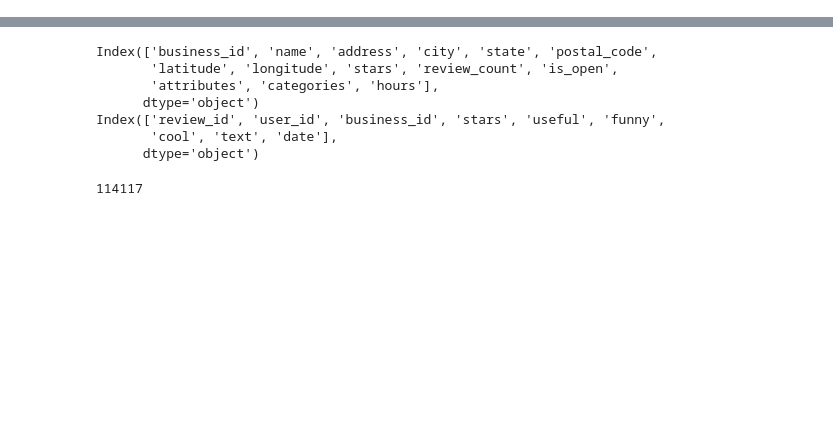
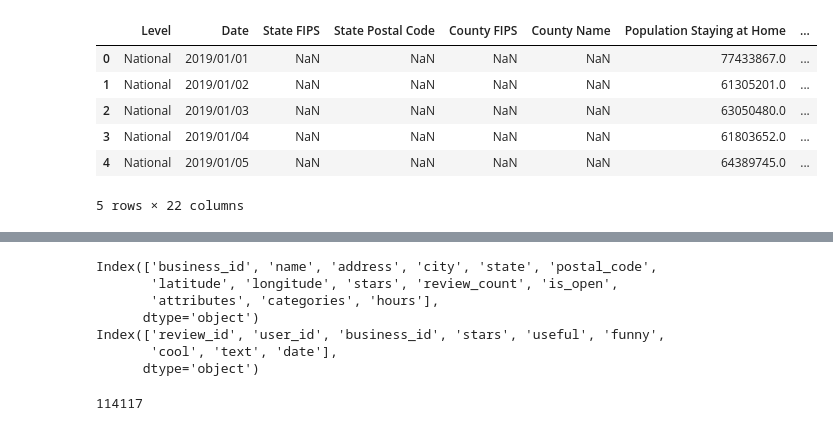
Before and after one commit to pushpit21/Brew628, a Jupyter notebook: Data_Profiling.ipynb, the cells around one changed output, grey strips where cells are left out. Cells and saved outputs as stored; diff of their text form; code cells hidden in the pictures; blank space fills up the shorter version.

```diff
--- a/Data_Profiling.ipynb
+++ b/Data_Profiling.ipynb
@@ -16,3 +19,15 @@ with open('yelp_Fall2023/business.json') as f:
         dataBusiness.append(json.loads(line))
 
 f.close()
+# %%
+trips_data=pd.read_csv("yelp_Fall2023/Trips_by_Distance.csv")
+# %%
+trips_data.head()
+# %% [output]
+|  | Level | Date | State FIPS | State Postal Code | County FIPS | County Name | Population Staying at Home | ... |
+| 0 | National | 2019/01/01 | NaN | NaN | NaN | NaN | 77433867.0 | ... |
+| 1 | National | 2019/01/02 | NaN | NaN | NaN | NaN | 61305201.0 | ... |
+| 2 | National | 2019/01/03 | NaN | NaN | NaN | NaN | 63050480.0 | ... |
+| 3 | National | 2019/01/04 | NaN | NaN | NaN | NaN | 61803652.0 | ... |
+| 4 | National | 2019/01/05 | NaN | NaN | NaN | NaN | 64389745.0 | ... |
+5 rows × 22 columns
```
Also changed, not shown: parts of 39 cells of this notebook, 1 other file.
